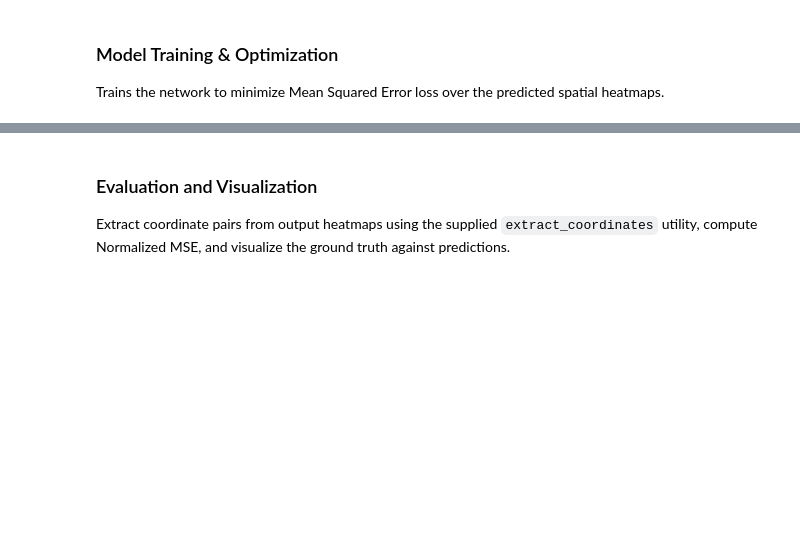
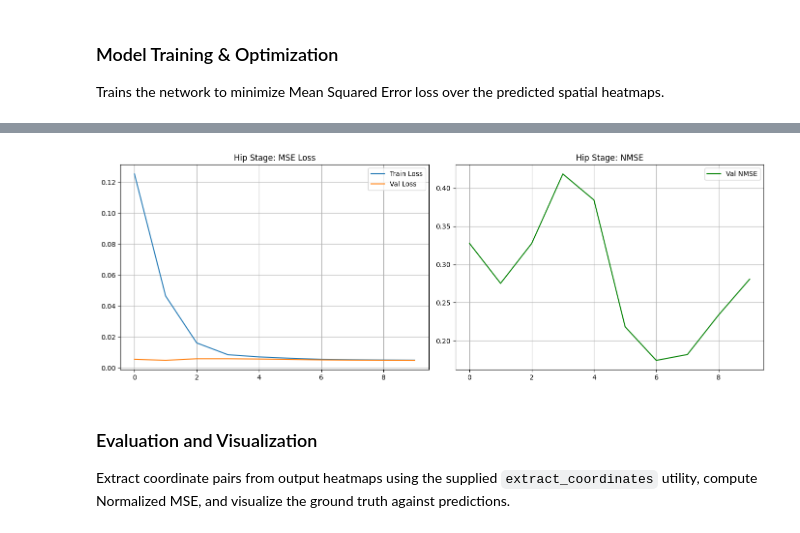
Before and after one commit to nearlyphd/conformer-hto, a Jupyter notebook: notebooks/dfo_correction_angles.ipynb, the cells around one changed output, grey strips where cells are left out. Drawn from its saved outputs; the diff is of its cells as text; code cells hidden in the pictures; blank space fills up the shorter version.

Commit message:
Add dataset class, preprocessing utilities, and training routines for keypoint detection in DFO correction angles notebook

```diff
--- a/notebooks/dfo_correction_angles.ipynb
+++ b/notebooks/dfo_correction_angles.ipynb
@@ -731,0 +721,21 @@ Epoch 10 | Training Loss: 0.004835 | Validation Loss: 0.004699 | Validation NMSE
+# %%
+# Instantiate Conformer for Hip
+model_hip = Conformer_tiny_patch16_keypoint(num_keypoints=1).to(device)
+optimizer_hip = optim.AdamW(model_hip.parameters(), lr=KP_LEARNING_RATE)
+
+if 'train_loader_hip' in locals():
+    train_losses, val_losses, val_nmses = train_keypoint_model(
+        model_hip, train_loader_hip, val_loader_hip,
+        optimizer_hip, criterion, KP_EPOCHS, device, stage_name="Hip"
+    )
+
+    # Plot Metrics
+    fig, (ax1, ax2) = plt.subplots(1, 2, figsize=(14, 5))
+    ax1.plot(train_losses, label="Train Loss"), ax1.plot(val_losses, label="Val Loss")
+    ax1.set_title("Hip Stage: MSE Loss"), ax1.legend(), ax1.grid(True)
+    ax2.plot(val_nmses, label="Val NMSE", color="green")
+    ax2.set_title("Hip Stage: NMSE"), ax2.legend(), ax2.grid(True)
+    plt.tight_layout(), plt.show()
+else:
+    print("Skipping Hip training (Dataset missing).")
+# %% [output]
@@ -732,3 +752,4 @@ Epoch 10 | Training Loss: 0.004835 | Validation Loss: 0.004699 | Validation NMSE
+[figure, added]
 # %% [markdown]
 ### Evaluation and Visualization
 
```
Also changed, not shown: parts of 32 cells of this notebook.
